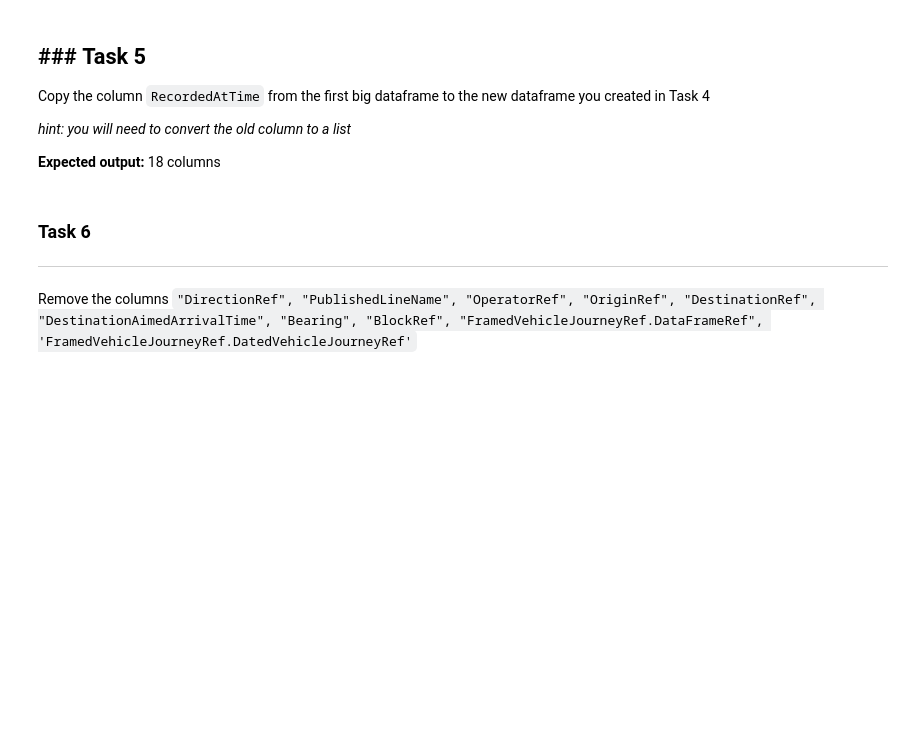
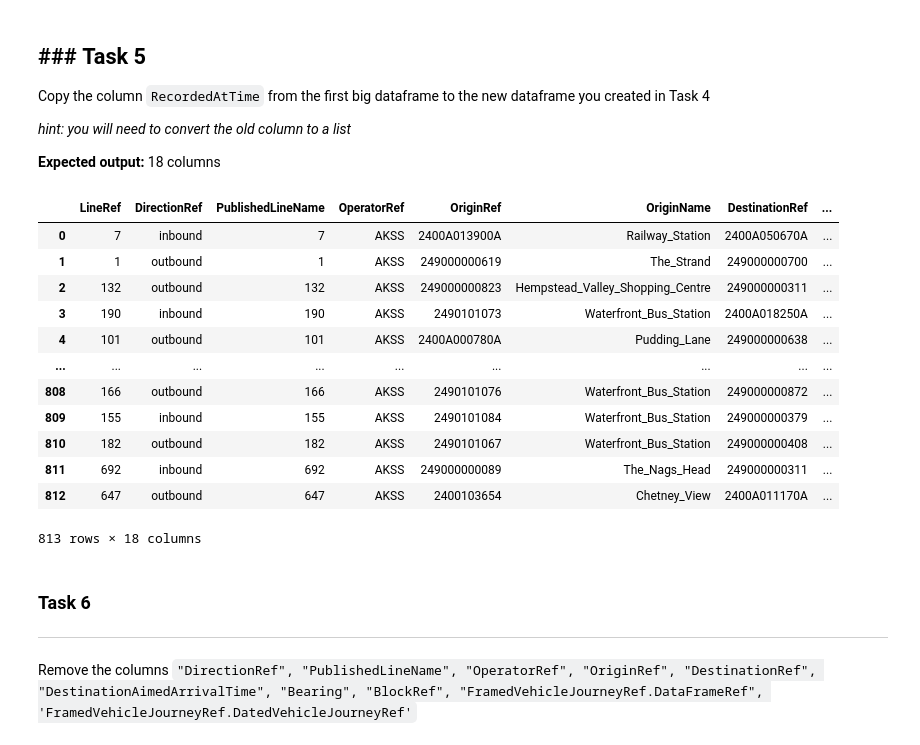
Before and after one commit to JackSandford/ECK, a Jupyter notebook: Projects/Bus_Data_dataset_simplification.ipynb, the cells around one changed output. Drawn from its saved outputs; the diff is of its cells as text; code cells hidden in the pictures; blank space fills up the shorter version.

```diff
--- a/Projects/Bus_Data_dataset_simplification.ipynb
+++ b/Projects/Bus_Data_dataset_simplification.ipynb
@@ -152,6 +169,26 @@ Copy the column `RecordedAtTime` from the first big dataframe to the new datafra
 *hint: you will need to convert the old column to a list*
 
 **Expected output:** 18 columns
+# %%
+times = []
+for time in bdf.RecordedAtTime:
+  times.append(time)
+mvj['RecordedAtTime'] = times
+display(mvj)
+# %% [output]
+|  | LineRef | DirectionRef | PublishedLineName | OperatorRef | OriginRef | OriginName | DestinationRef | ... |
+| 0 | 7 | inbound | 7 | AKSS | 2400A013900A | Railway_Station | 2400A050670A | ... |
+| 1 | 1 | outbound | 1 | AKSS | 249000000619 | The_Strand | 249000000700 | ... |
+| 2 | 132 | outbound | 132 | AKSS | 249000000823 | Hempstead_Valley_Shopping_Centre | 249000000311 | ... |
+| 3 | 190 | inbound | 190 | AKSS | 2490101073 | Waterfront_Bus_Station | 2400A018250A | ... |
+| 4 | 101 | outbound | 101 | AKSS | 2400A000780A | Pudding_Lane | 249000000638 | ... |
+| ... | ... | ... | ... | ... | ... | ... | ... | ... |
+| 808 | 166 | outbound | 166 | AKSS | 2490101076 | Waterfront_Bus_Station | 249000000872 | ... |
+| 809 | 155 | inbound | 155 | AKSS | 2490101084 | Waterfront_Bus_Station | 249000000379 | ... |
+| 810 | 182 | outbound | 182 | AKSS | 2490101067 | Waterfront_Bus_Station | 249000000408 | ... |
+| 811 | 692 | inbound | 692 | AKSS | 249000000089 | The_Nags_Head | 249000000311 | ... |
+| 812 | 647 | outbound | 647 | AKSS | 2400103654 | Chetney_View | 2400A011170A | ... |
+813 rows × 18 columns
 # %% [markdown]
 ### Task 6
 ---
```
Also changed, not shown: parts of 2 cells of this notebook.
